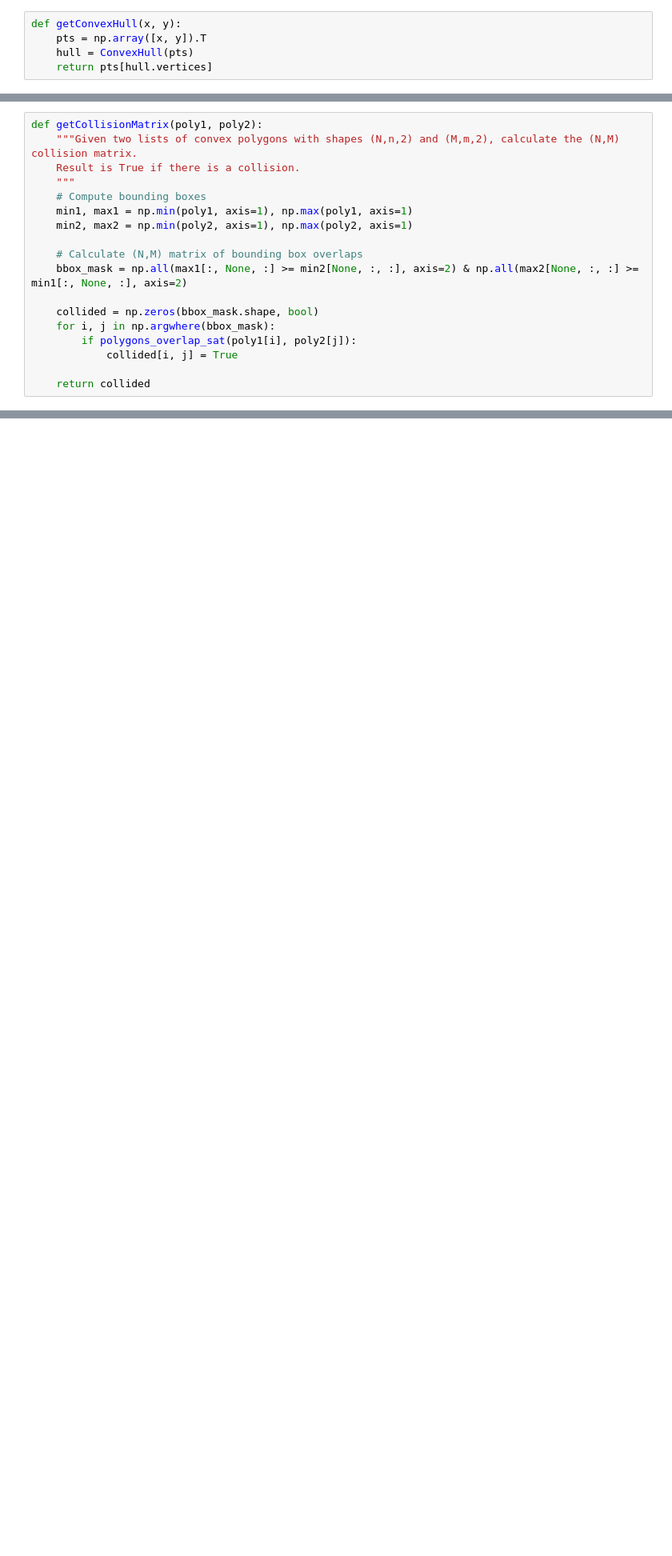
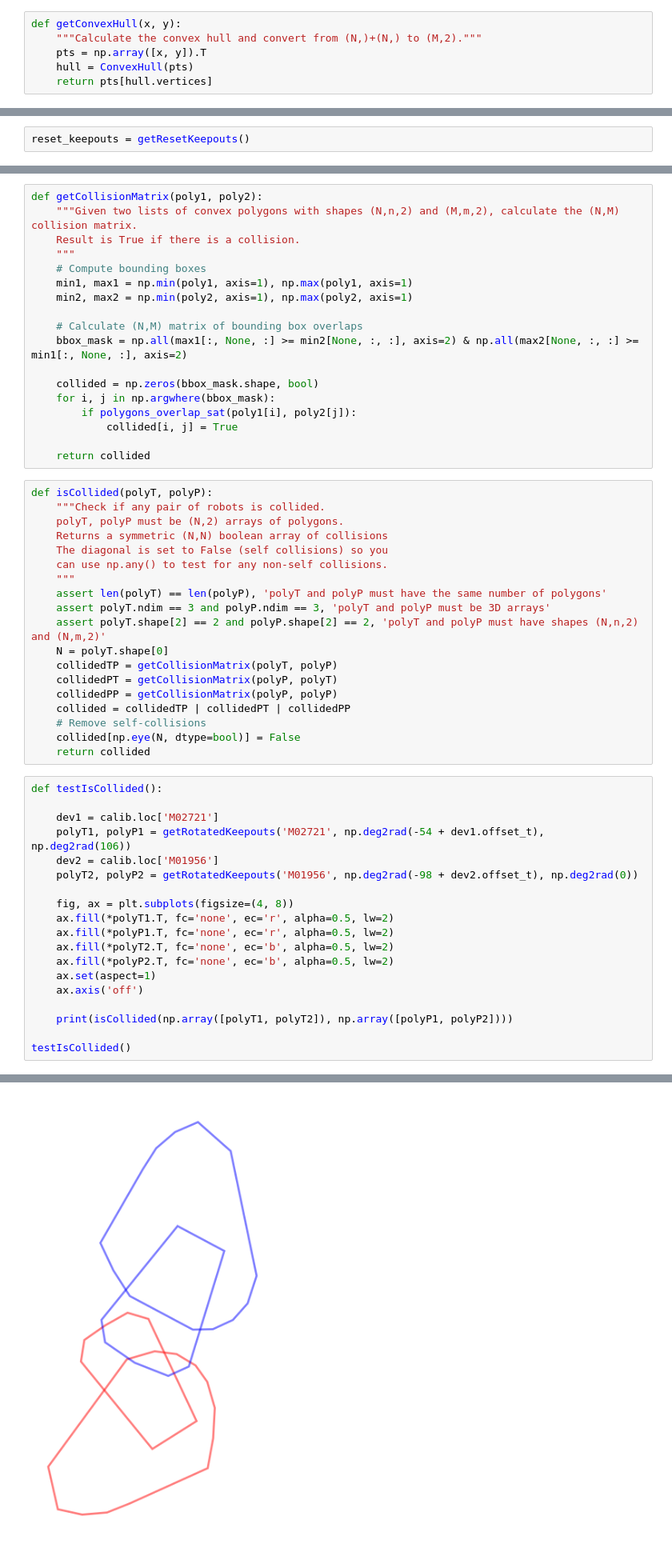
Before and after one commit to desihub/fpoffline, a Jupyter notebook: nb/ValetParking/ValetParking.ipynb, the cells around one changed output, grey strips where cells are left out. Shown at 80% size. Cells and saved outputs as stored; diff of their text form; blank space fills up the shorter version.

```diff
--- a/nb/ValetParking/ValetParking.ipynb
+++ b/nb/ValetParking/ValetParking.ipynb
@@ -161,5 +318,6 @@ Next, generate the keepout to use for each robot.
 # %%
 def getConvexHull(x, y):
+    """Calculate the convex hull and convert from (N,)+(N,) to (M,2)."""
     pts = np.array([x, y]).T
     hull = ConvexHull(pts)
     return pts[hull.vertices]
@@ -186,0 +388,2 @@ nominalKeepoutP = getConvexHull(*fpoffline.keepout.nominal_P)
+# %%
+reset_keepouts = getResetKeepouts()
@@ -261,3 +477,42 @@ def getCollisionMatrix(poly1, poly2):
             collided[i, j] = True
 
     return collided
+# %%
+def isCollided(polyT, polyP):
+    """Check if any pair of robots is collided.
+    polyT, polyP must be (N,2) arrays of polygons.
+    Returns a symmetric (N,N) boolean array of collisions
+    The diagonal is set to False (self collisions) so you
+    can use np.any() to test for any non-self collisions.
+    """
+    assert len(polyT) == len(polyP), 'polyT and polyP must have the same number of polygons'
+    assert polyT.ndim == 3 and polyP.ndim == 3, 'polyT and polyP must be 3D arrays'
+    assert polyT.shape[2] == 2 and polyP.shape[2] == 2, 'polyT and polyP must have shapes (N,n,2) and (N,m,2)'
+    N = polyT.shape[0]
+    collidedTP = getCollisionMatrix(polyT, polyP)
+    collidedPT = getCollisionMatrix(polyP, polyT)
+    collidedPP = getCollisionMatrix(polyP, polyP)
+    collided = collidedTP | collidedPT | collidedPP
+    # Remove self-collisions
+    collided[np.eye(N, dtype=bool)] = False
+    return collided
+# %%
+def testIsCollided():
+
+    dev1 = calib.loc['M02721']
+    polyT1, polyP1 = getRotatedKeepouts('M02721', np.deg2rad(-54 + dev1.offset_t), np.deg2rad(106))
+    dev2 = calib.loc['M01956']
+    polyT2, polyP2 = getRotatedKeepouts('M01956', np.deg2rad(-98 + dev2.offset_t), np.deg2rad(0))
+
+    fig, ax = plt.subplots(figsize=(4, 8))
+    ax.fill(*polyT1.T, fc='none', ec='r', alpha=0.5, lw=2)
+    ax.fill(*polyP1.T, fc='none', ec='r', alpha=0.5, lw=2)
+    ax.fill(*polyT2.T, fc='none', ec='b', alpha=0.5, lw=2)
+    ax.fill(*polyP2.T, fc='none', ec='b', alpha=0.5, lw=2)
+    ax.set(aspect=1)
+    ax.axis('off')
+
+    print(isCollided(np.array([polyT1, polyT2]), np.array([polyP1, polyP2])))
+
+testIsCollided()
+# %% [output]
@@ -263,0 +521 @@ def getCollisionMatrix(poly1, poly2):
+[figure, added]
```
Also changed, not shown: parts of 68 cells of this notebook, 1 other file.
